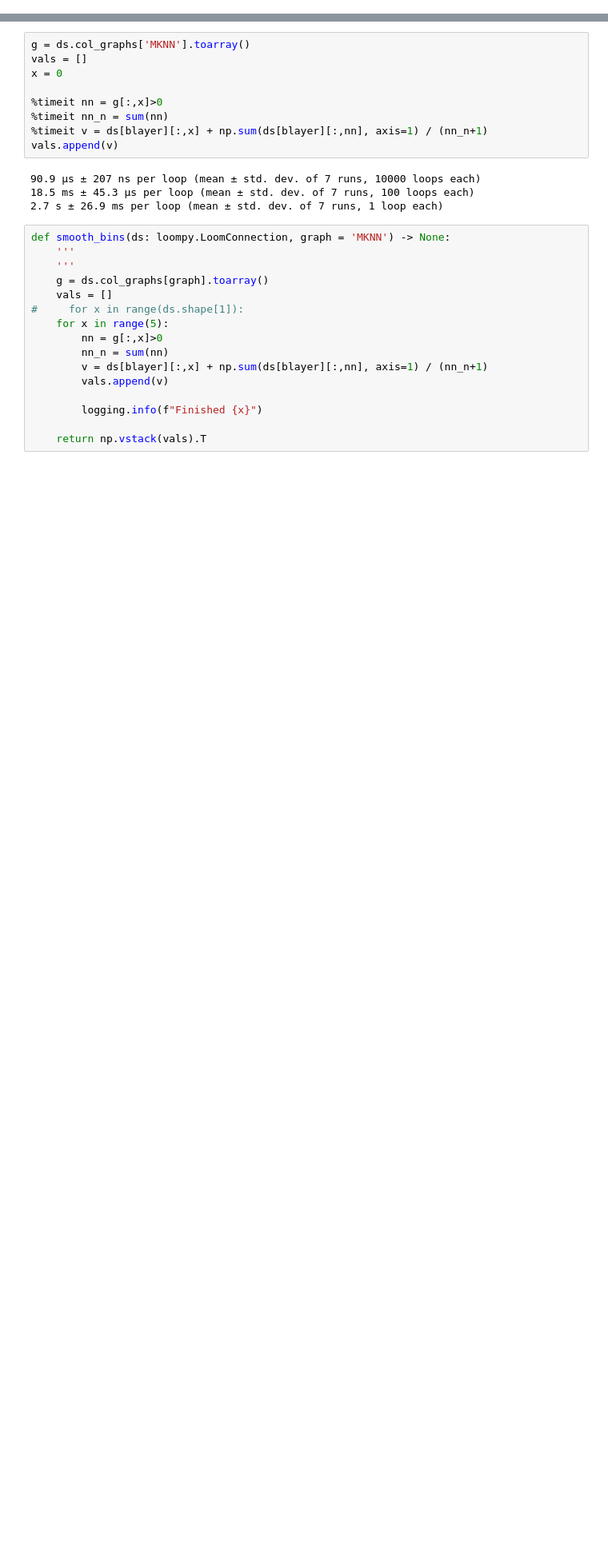
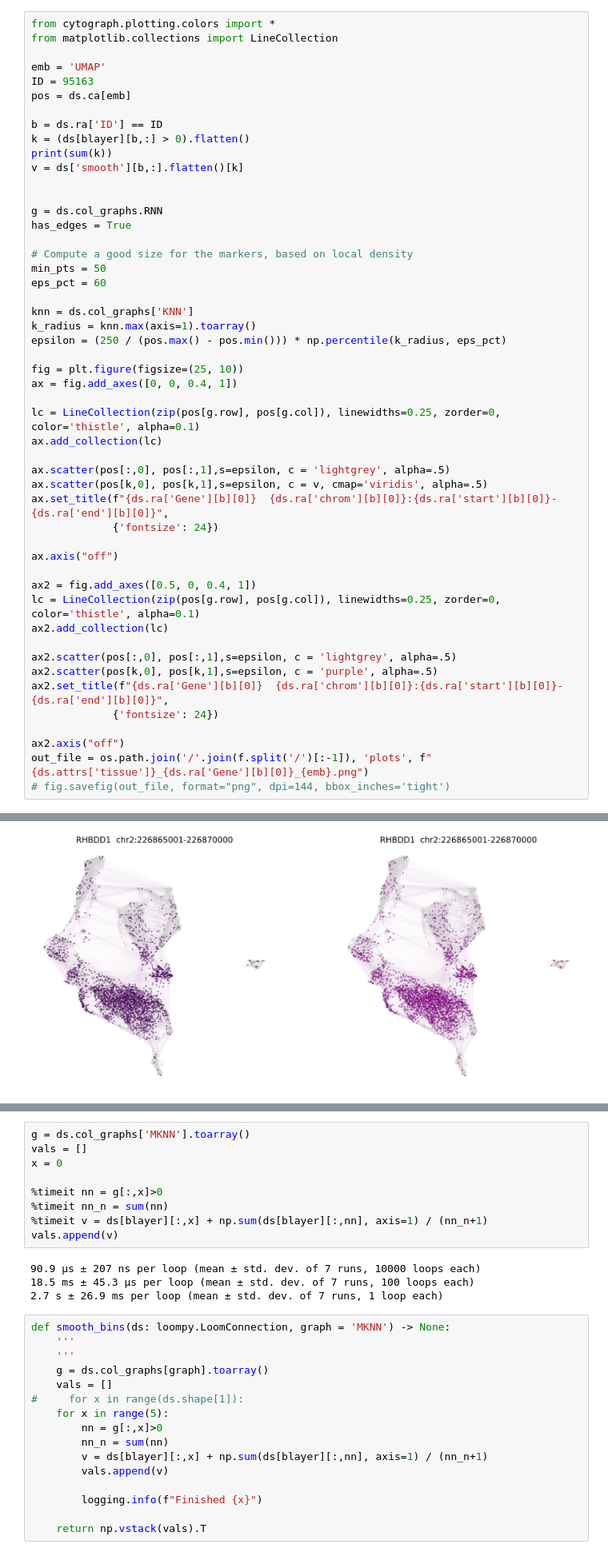
Before and after one commit to linnarsson-lab/chromograph, a Jupyter notebook: notebooks/Bin_enrichment.ipynb, the cells around one changed output, grey strips where cells are left out. Shown at 80% size. Drawn from its saved outputs; the diff is of its cells as text; blank space fills up the shorter version.

```diff
--- a/notebooks/Bin_enrichment.ipynb
+++ b/notebooks/Bin_enrichment.ipynb
@@ -122,0 +242,51 @@ sigBins = np.array(sigBins).T
+# %%
+from cytograph.plotting.colors import *
+from matplotlib.collections import LineCollection
+
+emb = 'UMAP'
+ID = 95163
+pos = ds.ca[emb]
+
+b = ds.ra['ID'] == ID
+k = (ds[blayer][b,:] > 0).flatten()
+print(sum(k))
+v = ds['smooth'][b,:].flatten()[k]
+
+
+g = ds.col_graphs.RNN
+has_edges = True
+
+# Compute a good size for the markers, based on local density
+min_pts = 50
+eps_pct = 60
+
+knn = ds.col_graphs['KNN']
+k_radius = knn.max(axis=1).toarray()
+epsilon = (250 / (pos.max() - pos.min())) * np.percentile(k_radius, eps_pct)
+
+fig = plt.figure(figsize=(25, 10))
+ax = fig.add_axes([0, 0, 0.4, 1])
+
+lc = LineCollection(zip(pos[g.row], pos[g.col]), linewidths=0.25, zorder=0, color='thistle', alpha=0.1)
+ax.add_collection(lc)
+
+ax.scatter(pos[:,0], pos[:,1],s=epsilon, c = 'lightgrey', alpha=.5)
+ax.scatter(pos[k,0], pos[k,1],s=epsilon, c = v, cmap='viridis', alpha=.5)
+ax.set_title(f"{ds.ra['Gene'][b][0]}  {ds.ra['chrom'][b][0]}:{ds.ra['start'][b][0]}-{ds.ra['end'][b][0]}",
+             {'fontsize': 24})
+
+ax.axis("off")
+
+ax2 = fig.add_axes([0.5, 0, 0.4, 1])
+lc = LineCollection(zip(pos[g.row], pos[g.col]), linewidths=0.25, zorder=0, color='thistle', alpha=0.1)
+ax2.add_collection(lc)
+
+ax2.scatter(pos[:,0], pos[:,1],s=epsilon, c = 'lightgrey', alpha=.5)
+ax2.scatter(pos[k,0], pos[k,1],s=epsilon, c = 'purple', alpha=.5)
+ax2.set_title(f"{ds.ra['Gene'][b][0]}  {ds.ra['chrom'][b][0]}:{ds.ra['start'][b][0]}-{ds.ra['end'][b][0]}",
+             {'fontsize': 24})
+
+ax2.axis("off")
+out_file = os.path.join('/'.join(f.split('/')[:-1]), 'plots', f"{ds.attrs['tissue']}_{ds.ra['Gene'][b][0]}_{emb}.png")
+# fig.savefig(out_file, format="png", dpi=144, bbox_inches='tight')
+# %% [output]
@@ -123,3 +294,4 @@ sigBins = np.array(sigBins).T
+[figure, added]
 # %%
 from cytograph.plotting.colors import *
 from matplotlib.collections import LineCollection
```
Also changed, not shown: parts of 19 cells of this notebook, 9 other files.
